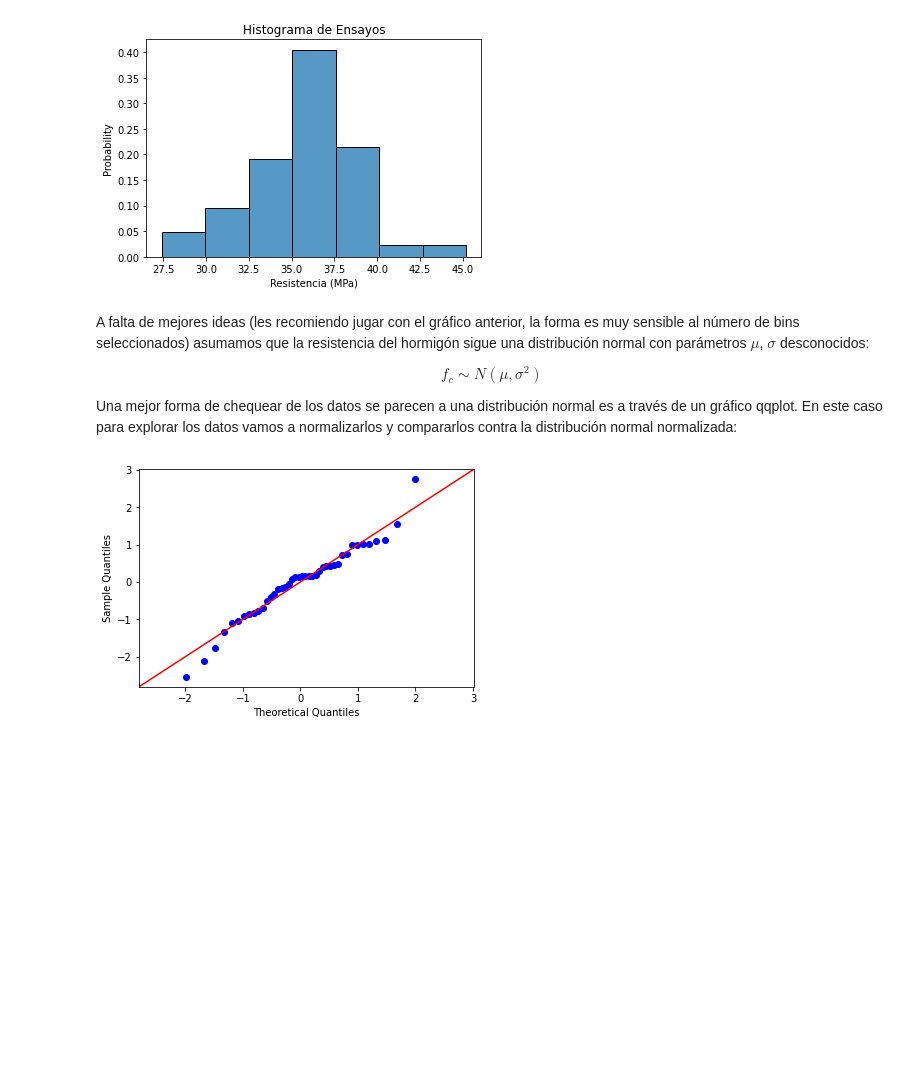
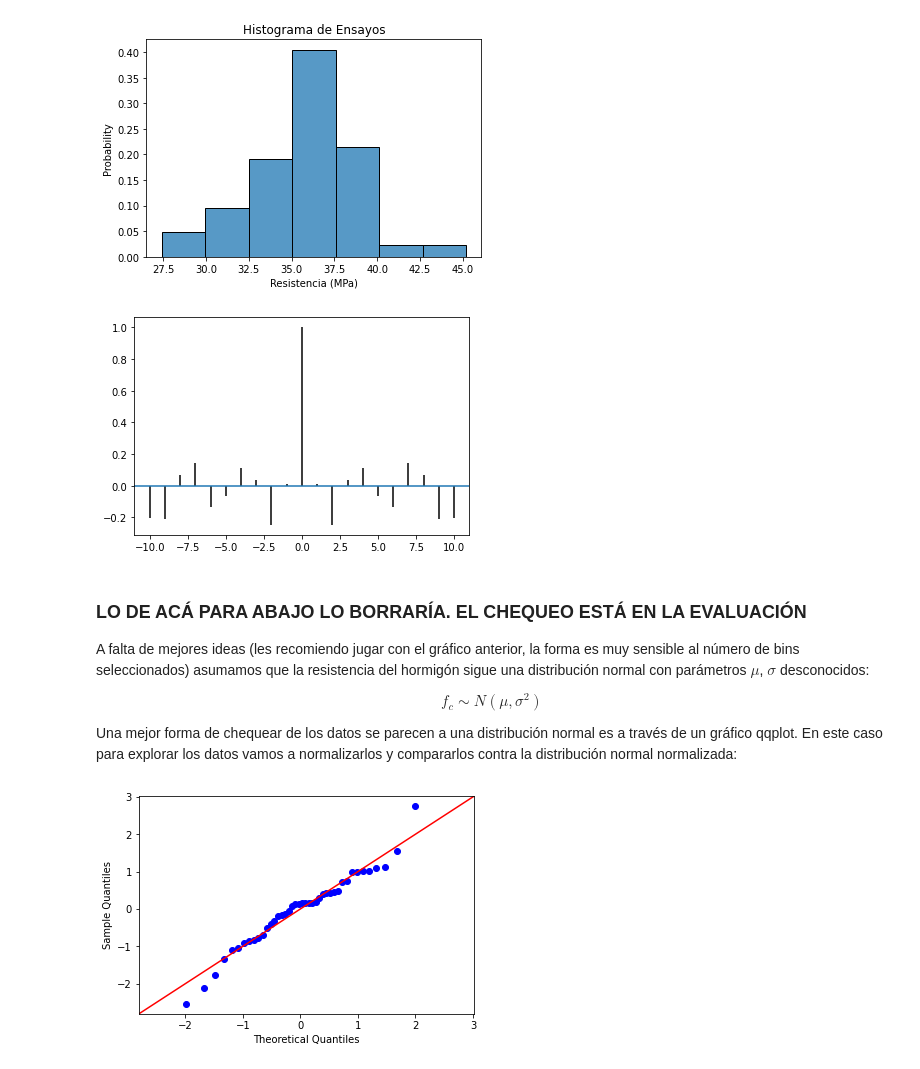
Before and after one commit to mbalbi/ciencia_de_datos, a Jupyter notebook: notebooks/practica_4.ipynb, the cells around one changed output. Drawn from its saved outputs; the diff is of its cells as text; code cells hidden in the pictures; blank space fills up the shorter version.

```diff
--- a/notebooks/practica_4.ipynb
+++ b/notebooks/practica_4.ipynb
@@ -51,7 +59,14 @@ sns.histplot(data = df_probetas, x='Resistencia (MPa)', bins='sturges', stat='pr
 plt.show()
 # %% [output]
 [figure]
+# %%
+# Autocorrelación
+plt.acorr( df_probetas['Resistencia (MPa)']-df_probetas['Resistencia (MPa)'].mean() );
+# %% [output]
+[figure, added]
 # %% [markdown]
+### LO DE ACÁ PARA ABAJO LO BORRARÍA. EL CHEQUEO ESTÁ EN LA EVALUACIÓN
+
 A falta de mejores ideas (les recomiendo jugar con el gráfico anterior, la forma es muy sensible al número de bins seleccionados) asumamos que la resistencia del hormigón sigue una distribución normal con parámetros $\mu$, $\sigma$ desconocidos:
 
 $$f_{c} \sim N\left(\mu,\sigma^{2}\right)$$
```
Also changed, not shown: parts of 10 cells of this notebook.
